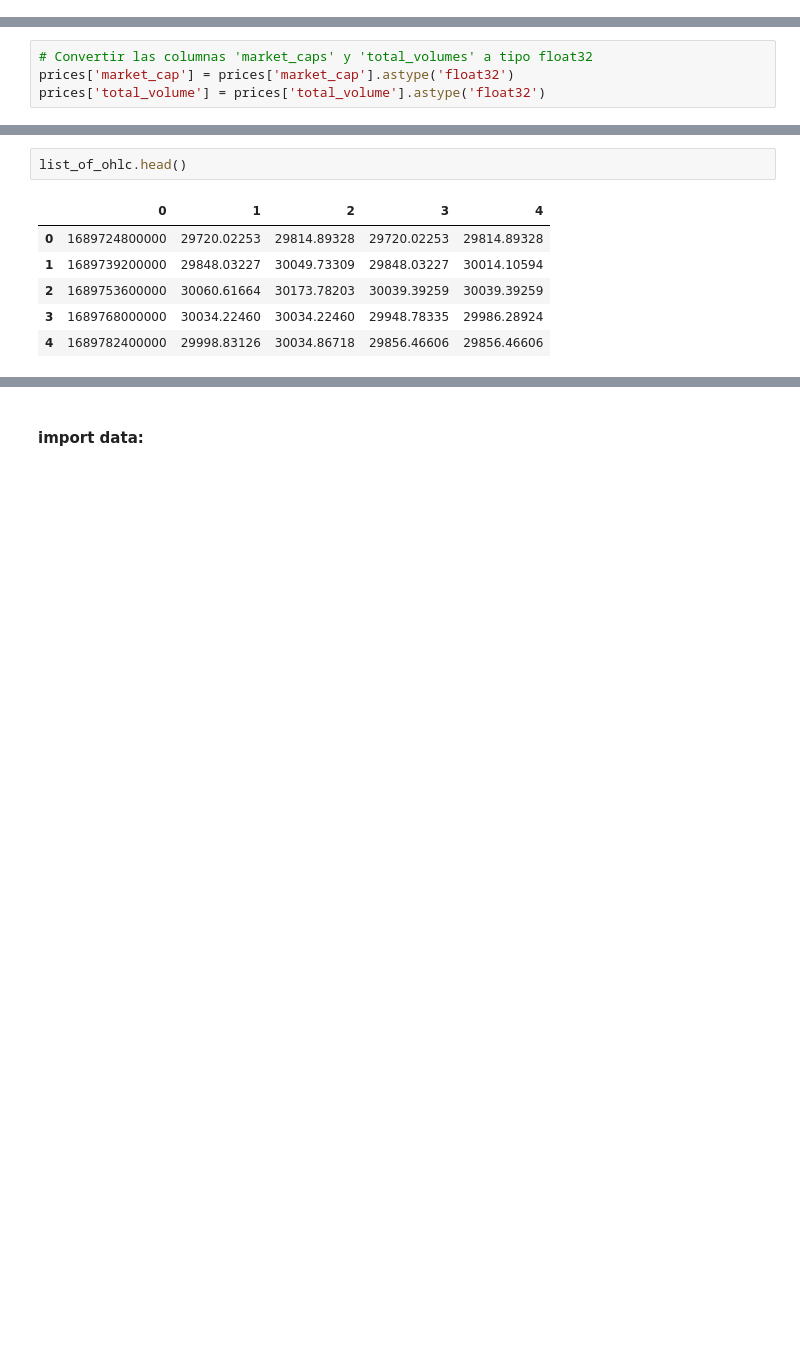
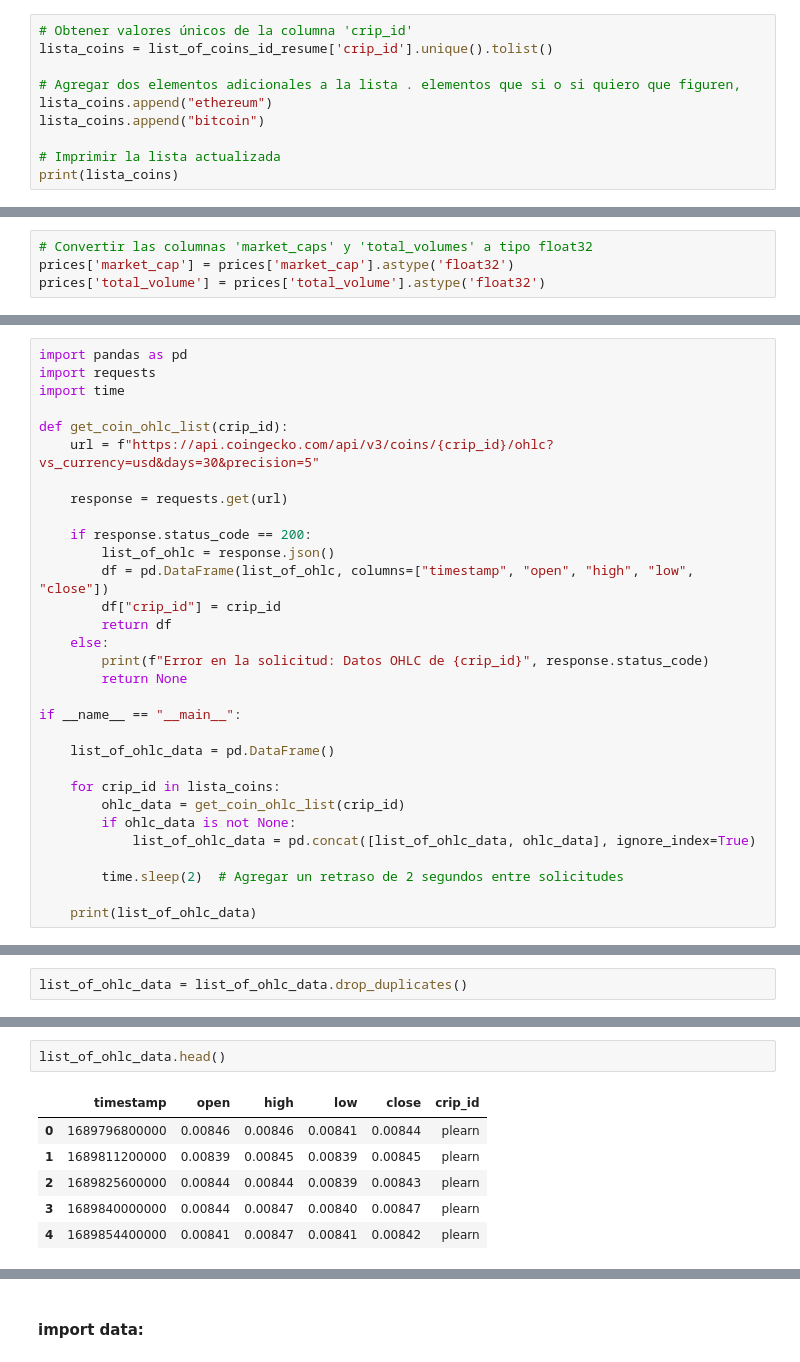
Before and after one commit to Lucaramallo/Cripto_analisis_lucaramallo, a Jupyter notebook: EDA_Cripto.ipynb, the cells around one changed output, grey strips where cells are left out. Drawn from its saved outputs; the diff is of its cells as text; blank space fills up the shorter version.

```diff
--- a/EDA_Cripto.ipynb
+++ b/EDA_Cripto.ipynb
@@ -115,0 +385,10 @@ coin_id.rename(columns={'id': 'crip_id'}, inplace=True)
+# %%
+# Obtener valores únicos de la columna 'crip_id'
+lista_coins = list_of_coins_id_resume['crip_id'].unique().tolist()
+
+# Agregar dos elementos adicionales a la lista . elementos que si o si quiero que figuren,
+lista_coins.append("ethereum")
+lista_coins.append("bitcoin")
+
+# Imprimir la lista actualizada
+print(lista_coins)
@@ -238,3 +570,34 @@ prices.head()
 3.3 (low),
 4.4 (close)
 ]
+# %%
+import pandas as pd
+import requests
+import time
+
+def get_coin_ohlc_list(crip_id):
+    url = f"https://api.coingecko.com/api/v3/coins/{crip_id}/ohlc?vs_currency=usd&days=30&precision=5"
+
+    response = requests.get(url)
+
+    if response.status_code == 200:
+        list_of_ohlc = response.json()
+        df = pd.DataFrame(list_of_ohlc, columns=["timestamp", "open", "high", "low", "close"])
+        df["crip_id"] = crip_id
+        return df
+    else:
+        print(f"Error en la solicitud: Datos OHLC de {crip_id}", response.status_code)
+        return None
+
+if __name__ == "__main__":
+
+    list_of_ohlc_data = pd.DataFrame()
+
+    for crip_id in lista_coins:
+        ohlc_data = get_coin_ohlc_list(crip_id)
+        if ohlc_data is not None:
+            list_of_ohlc_data = pd.concat([list_of_ohlc_data, ohlc_data], ignore_index=True)
+
+        time.sleep(2)  # Agregar un retraso de 2 segundos entre solicitudes
+
+    print(list_of_ohlc_data)
@@ -276 +642,3 @@ list_of_ohlc = list_of_ohlc.drop_duplicates()
+# %%
+list_of_ohlc_data = list_of_ohlc_data.drop_duplicates()
 # %%
@@ -301,12 +671,12 @@ memory usage: 7.2 KB
 None
 # %%
-list_of_ohlc.head()
+list_of_ohlc_data.head()
 # %% [output]
-|  | 0 | 1 | 2 | 3 | 4 |
-| 0 | 1689724800000 | 29720.02253 | 29814.89328 | 29720.02253 | 29814.89328 |
-| 1 | 1689739200000 | 29848.03227 | 30049.73309 | 29848.03227 | 30014.10594 |
-| 2 | 1689753600000 | 30060.61664 | 30173.78203 | 30039.39259 | 30039.39259 |
-| 3 | 1689768000000 | 30034.22460 | 30034.22460 | 29948.78335 | 29986.28924 |
-| 4 | 1689782400000 | 29998.83126 | 30034.86718 | 29856.46606 | 29856.46606 |
+|  | timestamp | open | high | low | close | crip_id |
+| 0 | 1689796800000 | 0.00846 | 0.00846 | 0.00841 | 0.00844 | plearn |
+| 1 | 1689811200000 | 0.00839 | 0.00845 | 0.00839 | 0.00845 | plearn |
+| 2 | 1689825600000 | 0.00844 | 0.00844 | 0.00839 | 0.00843 | plearn |
+| 3 | 1689840000000 | 0.00844 | 0.00847 | 0.00840 | 0.00847 | plearn |
+| 4 | 1689854400000 | 0.00841 | 0.00847 | 0.00841 | 0.00842 | plearn |
 # %%
 # Renombrar las columnas existentes utilizando el método rename
```
Also changed, not shown: parts of 107 cells of this notebook.
